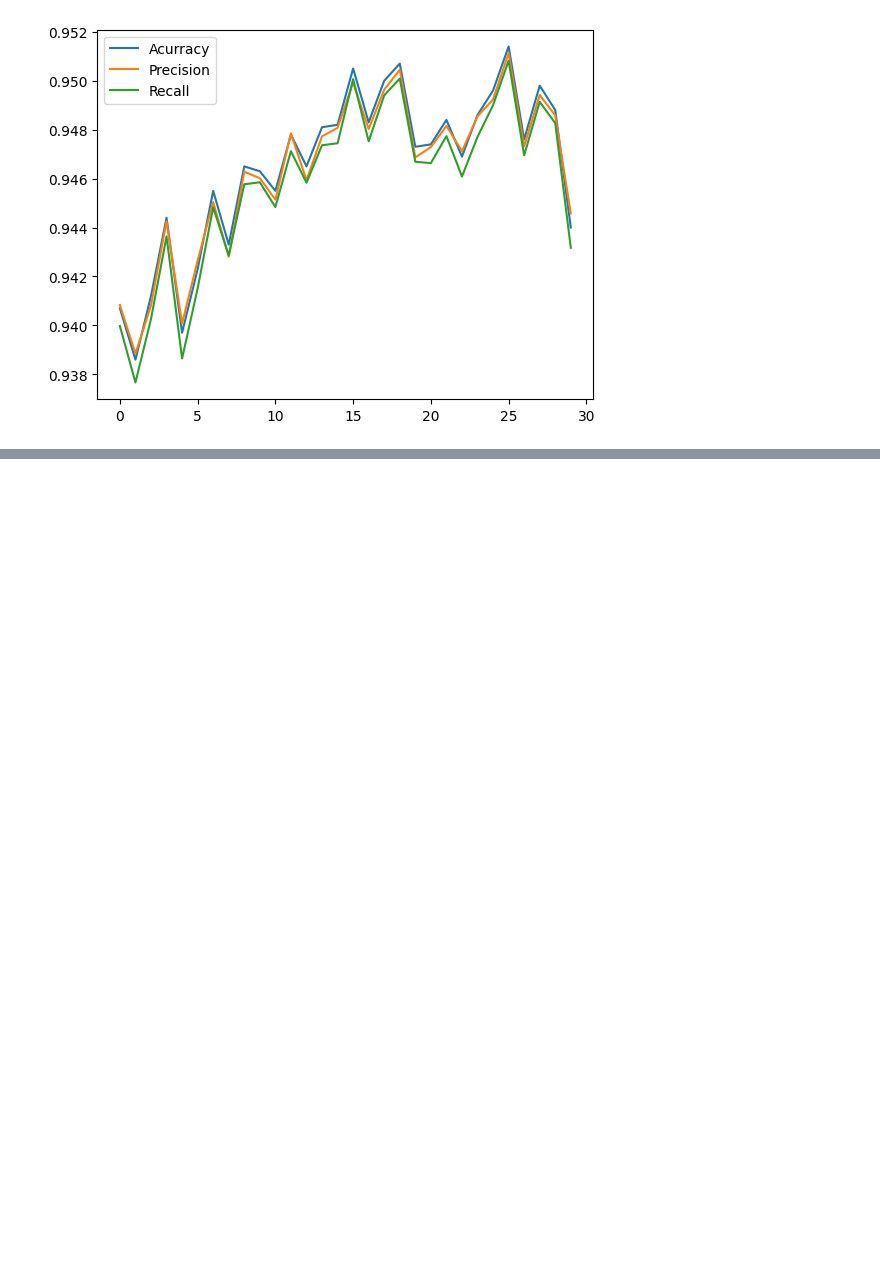
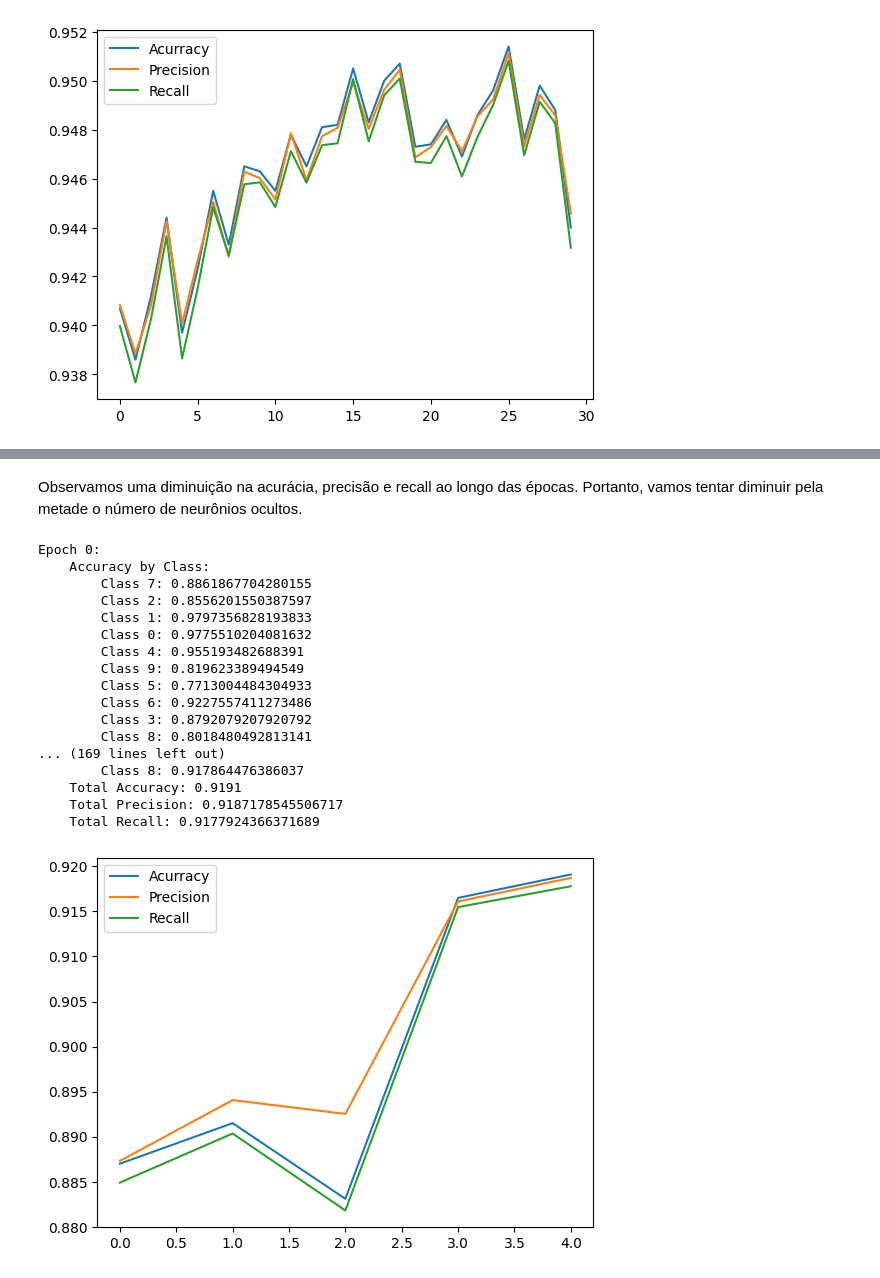
Before and after one commit to almirmcunhajr/neural-networks-and-deep-learning, a Jupyter notebook: mp1.ipynb, the cells around one changed output, grey strips where cells are left out. Cells and saved outputs as stored; diff of their text form; code cells hidden in the pictures; blank space fills up the shorter version.

```diff
--- a/mp1.ipynb
+++ b/mp1.ipynb
@@ -78,0 +115,34 @@ We observed a improvement in accuracy, precision and recall over the epochs, how
+# %% [markdown]
+Observamos uma diminuição na acurácia, precisão e recall ao longo das épocas. Portanto, vamos tentar diminuir pela metade o número de neurônios ocultos.
+# %%
+net = network.Network([784, 15, 10])
+
+epochs = 5
+mini_batch_size = 10
+eta = 3.0
+total_accurancy_series, total_precision_series, total_recal_series = net.SGD(training_data, epochs, mini_batch_size, eta, test_data=test_data)
+y = np.array(list(range(epochs)))
+plt.plot(y, total_accurancy_series, label="Acurracy")
+plt.plot(y, total_precision_series, label="Precision")
+plt.plot(y, total_recal_series, label="Recall")
+plt.legend()
+plt.show()
+# %% [output]
+Epoch 0:
+    Accuracy by Class:
+        Class 7: 0.8861867704280155
+        Class 2: 0.8556201550387597
+        Class 1: 0.9797356828193833
+        Class 0: 0.9775510204081632
+        Class 4: 0.955193482688391
+        Class 9: 0.819623389494549
+        Class 5: 0.7713004484304933
+        Class 6: 0.9227557411273486
+        Class 3: 0.8792079207920792
+        Class 8: 0.8018480492813141
+... (169 lines left out)
+        Class 8: 0.917864476386037
+    Total Accuracy: 0.9191
+    Total Precision: 0.9187178545506717
+    Total Recall: 0.9177924366371689
+[figure, added]
```
Also changed, not shown: parts of 15 cells of this notebook.
